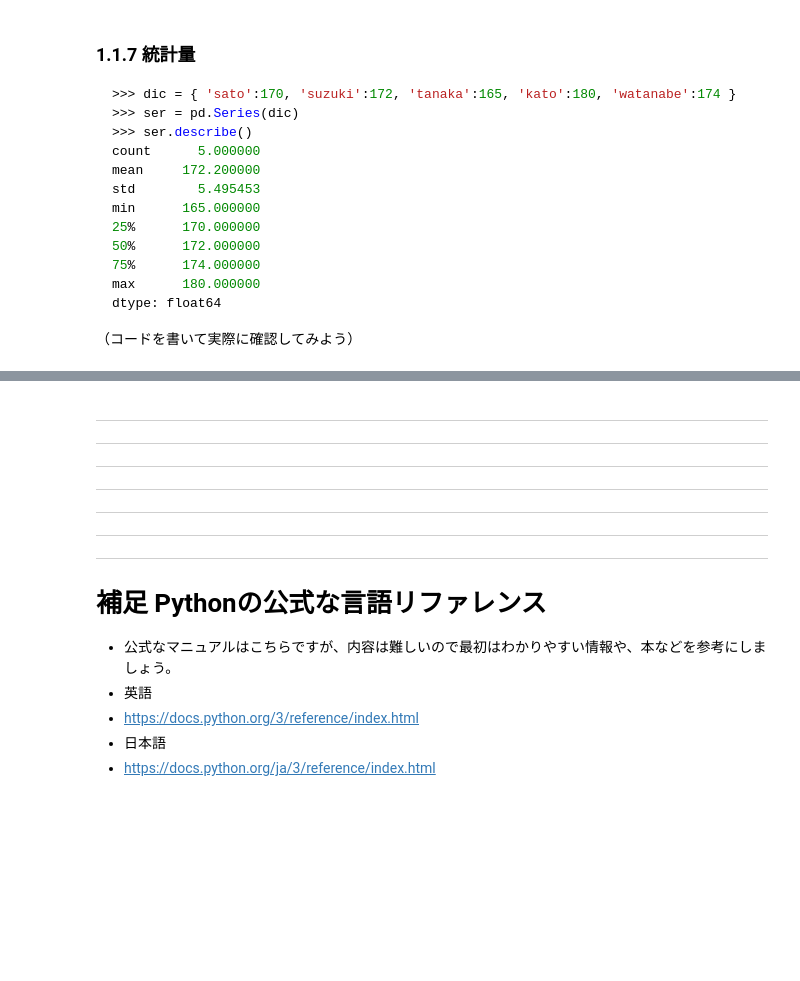
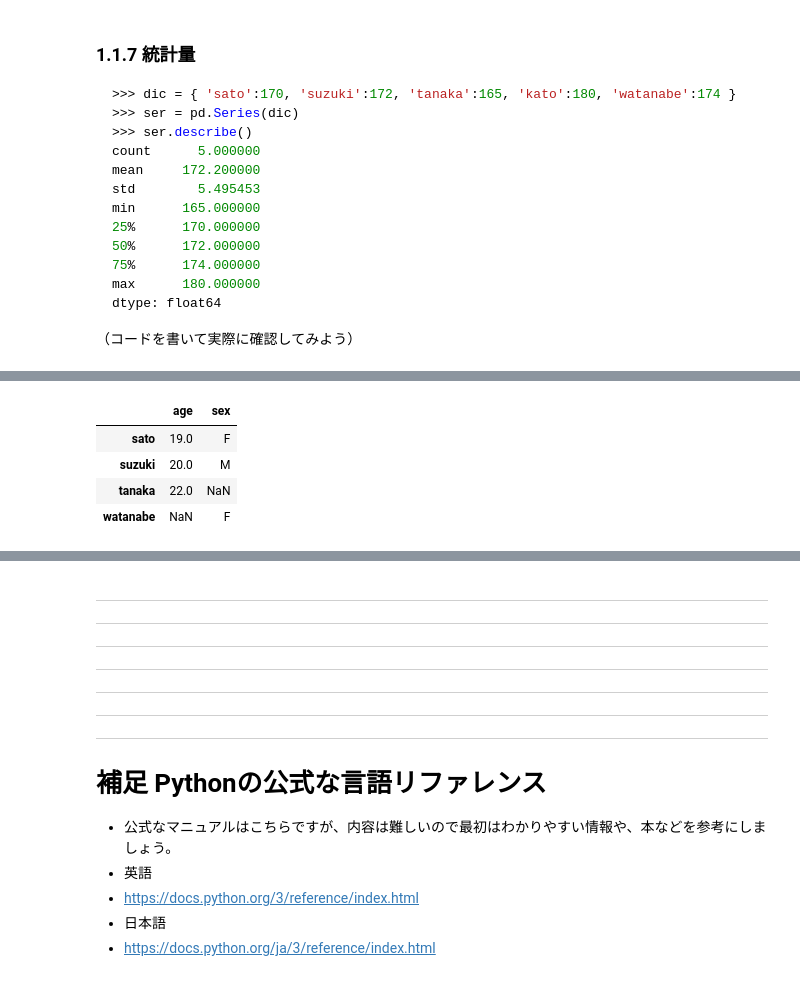
Before and after one commit to abenben/starproject-python, a Jupyter notebook: tutorial07.ipynb, the cells around one changed output, grey strips where cells are left out. Saved outputs shown, nothing was run; the diff lists cells and outputs as text; code cells hidden in the pictures; blank space fills up the shorter version.

```diff
--- a/tutorial07.ipynb
+++ b/tutorial07.ipynb
@@ -447,0 +520,11 @@ dtype: float64
+# %%
+age_data = pd.Series([19,22,20], index=['sato','tanaka','suzuki'])
+sex_data = pd.Series(['F','M','F'], index=['sato','suzuki','watanabe'])
+df = pd.DataFrame({'age':age_data, 'sex':sex_data})
+df
+# %% [output]
+|  | age | sex |
+| sato | 19.0 | F |
+| suzuki | 20.0 | M |
+| tanaka | 22.0 | NaN |
+| watanabe | NaN | F |
```
Also changed, not shown: parts of 20 cells of this notebook.
